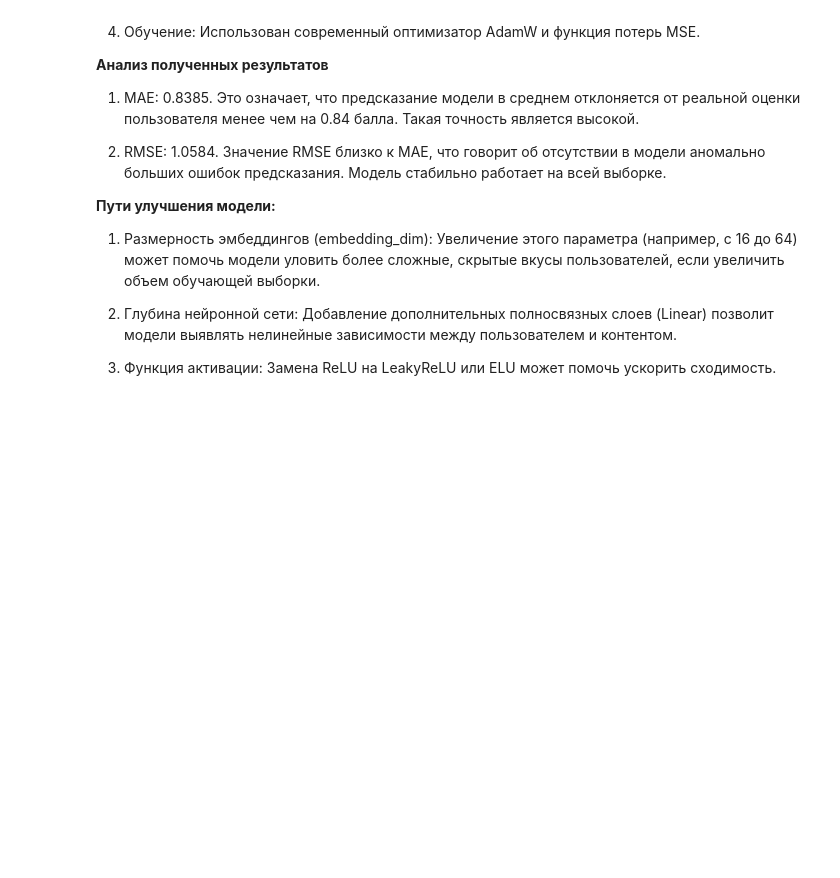
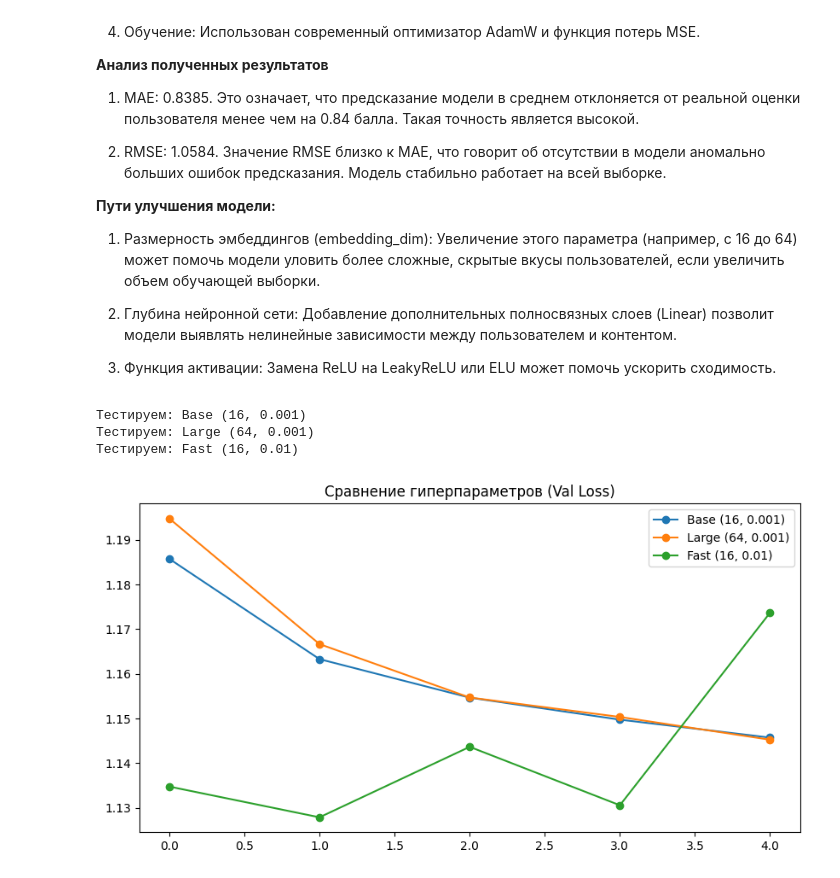
Before and after one commit to AccuRion1/NClaab1, a Jupyter notebook: laab1.ipynb, the cells around one changed output. Saved outputs shown, nothing was run; the diff lists cells and outputs as text; code cells hidden in the pictures; blank space fills up the shorter version.

```diff
--- a/laab1.ipynb
+++ b/laab1.ipynb
@@ -482,3 +482,51 @@ User 52891: Recommended items [np.int64(705), np.int64(141908), np.int64(6777),
 2. Глубина нейронной сети: Добавление дополнительных полносвязных слоев (Linear) позволит модели выявлять нелинейные зависимости между пользователем и контентом.
 
 3. Функция активации: Замена ReLU на LeakyReLU или ELU может помочь ускорить сходимость.
+# %%
+results = {}
+
+# Параметры для тестов: (размер эмбеддинга, скорость обучения)
+configs = [
+    ("Base (16, 0.001)", 16, 0.001),
+    ("Large (64, 0.001)", 64, 0.001),
+    ("Fast (16, 0.01)", 16, 0.01)
+]
+
+for name, emb, lr in configs:
+    print(f"Тестируем: {name}")
+    temp_model = SimpleNCF(num_users, num_movies, embedding_dim=emb).to(device)
+    temp_opt = optim.AdamW(temp_model.parameters(), lr=lr)
+
+    # Обучаем 5 эпох для сравнения тренда
+    val_history = []
+    for epoch in range(5):
+        temp_model.train()
+        for u, m, r in train_loader:
+            u, m, r = u.to(device), m.to(device), r.to(device)
+            temp_opt.zero_grad()
+            loss = nn.MSELoss()(temp_model(u, m), r)
+            loss.backward()
+            temp_opt.step()
+
+        # Проверка на тесте
+        temp_model.eval()
+        v_loss = 0
+        with torch.no_grad():
+            for u, m, r in test_loader:
+                v_loss += nn.MSELoss()(temp_model(u.to(device), m.to(device)), r.to(device)).item()
+        val_history.append(v_loss / len(test_loader))
+
+    results[name] = val_history
+
+# Рисуем график
+plt.figure(figsize=(10, 5))
+for name, hist in results.items():
+    plt.plot(hist, label=name, marker='o')
+plt.title('Сравнение гиперпараметров (Val Loss)')
+plt.legend()
+plt.show()
+# %% [output]
+Тестируем: Base (16, 0.001)
+Тестируем: Large (64, 0.001)
+Тестируем: Fast (16, 0.01)
+[figure, added]
```
Also changed, not shown: 2 other files.
